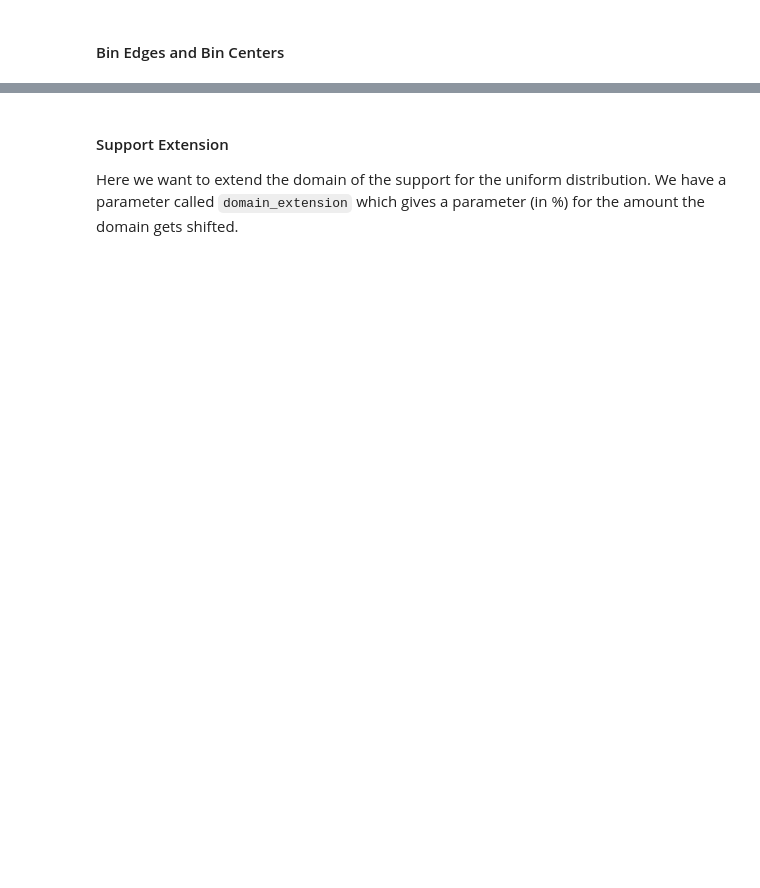
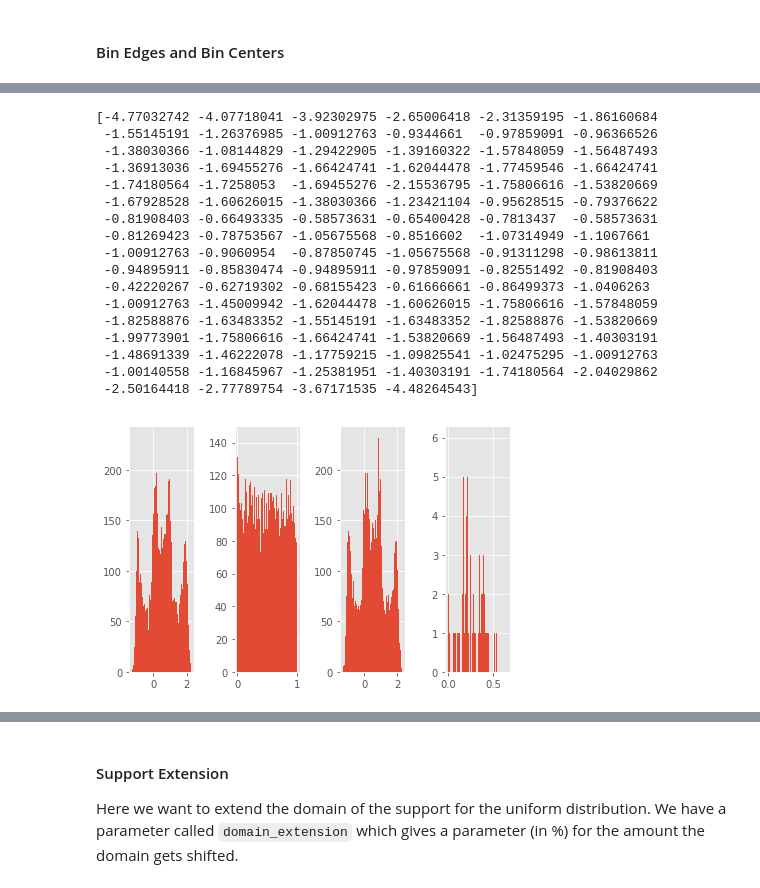
Before and after one commit to IPL-UV/rbig, a Jupyter notebook: notebooks/0_marginal_uniformization.ipynb, the cells around one changed output, grey strips where cells are left out. Drawn from its saved outputs; the diff is of its cells as text; code cells hidden in the pictures; blank space fills up the shorter version.

```diff
--- a/notebooks/0_marginal_uniformization.ipynb
+++ b/notebooks/0_marginal_uniformization.ipynb
@@ -183,3 +266,40 @@ Estimated nbins: 32
+# %%
+muni_model = MarginalUniformization()
+muni_model.fit(X);
+
+X_uni = muni_model.transform(X)
+X_approx = muni_model.inverse_transform(X_uni)
+logpdf = muni_model.logpdf()
+print(logpdf)
+X_uni.min(), X_uni.max()
+
+fig, ax = plt.subplots(ncols=4)
+
+ax[0].hist(X, bins=100)
+ax[1].hist(X_uni, bins=100)
+ax[2].hist(X_approx, bins=100)
+ax[3].hist(muni_model.hpdf, bins=100)
+plt.tight_layout()
+plt.show()
+# %% [output]
+[-4.77032742 -4.07718041 -3.92302975 -2.65006418 -2.31359195 -1.86160684
+ -1.55145191 -1.26376985 -1.00912763 -0.9344661  -0.97859091 -0.96366526
+ -1.38030366 -1.08144829 -1.29422905 -1.39160322 -1.57848059 -1.56487493
+ -1.36913036 -1.69455276 -1.66424741 -1.62044478 -1.77459546 -1.66424741
+ -1.74180564 -1.7258053  -1.69455276 -2.15536795 -1.75806616 -1.53820669
+ -1.67928528 -1.60626015 -1.38030366 -1.23421104 -0.95628515 -0.79376622
+ -0.81908403 -0.66493335 -0.58573631 -0.65400428 -0.7813437  -0.58573631
+ -0.81269423 -0.78753567 -1.05675568 -0.8516602  -1.07314949 -1.1067661
+ -1.00912763 -0.9060954  -0.87850745 -1.05675568 -0.91311298 -0.98613811
+ -0.94895911 -0.85830474 -0.94895911 -0.97859091 -0.82551492 -0.81908403
+ -0.42220267 -0.62719302 -0.68155423 -0.61666661 -0.86499373 -1.0406263
+ -1.00912763 -1.45009942 -1.62044478 -1.60626015 -1.75806616 -1.57848059
+ -1.82588876 -1.63483352 -1.55145191 -1.63483352 -1.82588876 -1.53820669
+ -1.99773901 -1.75806616 -1.66424741 -1.53820669 -1.56487493 -1.40303191
+ -1.48691339 -1.46222078 -1.17759215 -1.09825541 -1.02475295 -1.00912763
+ -1.00140558 -1.16845967 -1.25381951 -1.40303191 -1.74180564 -2.04029862
+ -2.50164418 -2.77789754 -3.67171535 -4.48264543]
+[figure, added]
 # %%
 # Get Histogram (Histogram PDF, Histogtam bins)
 hpdf, hbins = np.histogram(X, bins=nbins)
```
Also changed, not shown: parts of 18 cells of this notebook, 5 other files.
